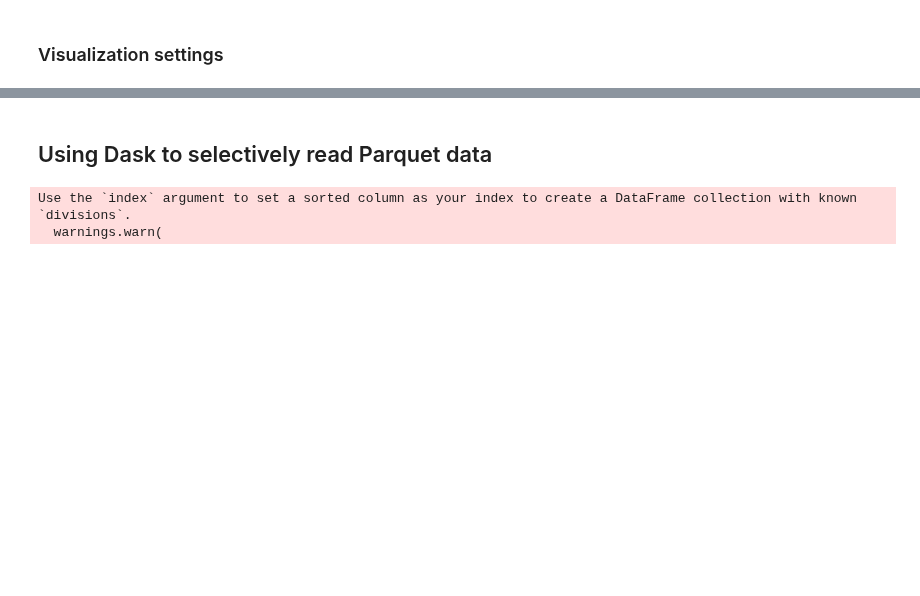
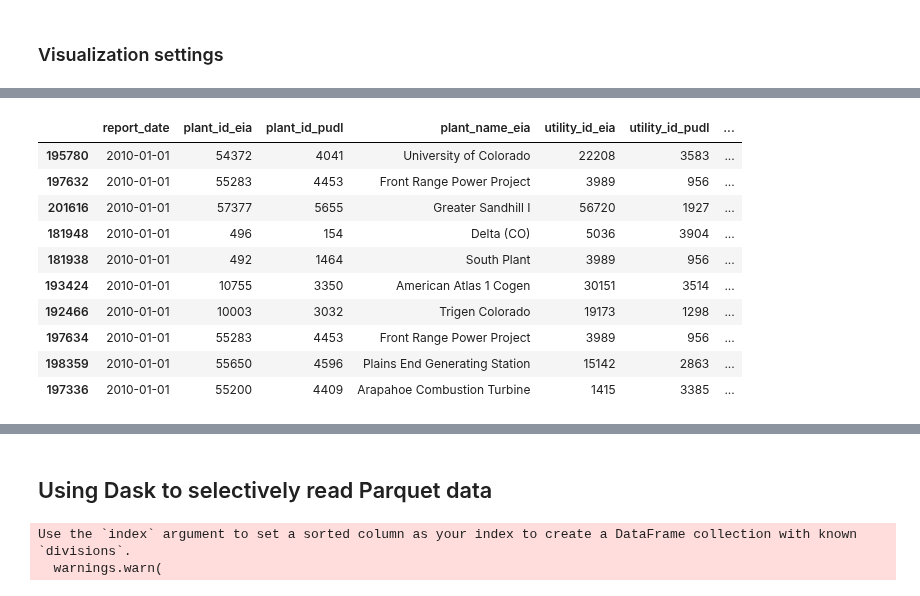
Before and after one commit to catalyst-cooperative/pudl-examples, a Jupyter notebook: notebooks/01-pudl-data-access.ipynb, the cells around one changed output, grey strips where cells are left out. Drawn from its saved outputs; the diff is of its cells as text; code cells hidden in the pictures; blank space fills up the shorter version.

```diff
--- a/notebooks/01-pudl-data-access.ipynb
+++ b/notebooks/01-pudl-data-access.ipynb
@@ -114,0 +217,3 @@ plants_eia.sample(10)
+# %%
+%%time
+gens_eia = pd.read_sql("denorm_generators_eia", pudl_engine).convert_dtypes(convert_floating=False)
@@ -114,0 +246,17 @@ plants_eia.sample(10)
+# %%
+gens_co2010 = (
+    gens_eia.loc[(gens_eia.state=="CO") & (gens_eia.report_date == "2010-01-01")]
+)
+gens_co2010.sample(10)
+# %% [output]
+|  | report_date | plant_id_eia | plant_id_pudl | plant_name_eia | utility_id_eia | utility_id_pudl | ... |
+| 195780 | 2010-01-01 | 54372 | 4041 | University of Colorado | 22208 | 3583 | ... |
+| 197632 | 2010-01-01 | 55283 | 4453 | Front Range Power Project | 3989 | 956 | ... |
+| 201616 | 2010-01-01 | 57377 | 5655 | Greater Sandhill I | 56720 | 1927 | ... |
+| 181948 | 2010-01-01 | 496 | 154 | Delta (CO) | 5036 | 3904 | ... |
+| 181938 | 2010-01-01 | 492 | 1464 | South Plant | 3989 | 956 | ... |
+| 193424 | 2010-01-01 | 10755 | 3350 | American Atlas 1 Cogen | 30151 | 3514 | ... |
+| 192466 | 2010-01-01 | 10003 | 3032 | Trigen Colorado | 19173 | 1298 | ... |
+| 197634 | 2010-01-01 | 55283 | 4453 | Front Range Power Project | 3989 | 956 | ... |
+| 198359 | 2010-01-01 | 55650 | 4596 | Plains End Generating Station | 15142 | 2863 | ... |
+| 197336 | 2010-01-01 | 55200 | 4409 | Arapahoe Combustion Turbine | 1415 | 3385 | ... |
```
Also changed, not shown: parts of 32 cells of this notebook.
